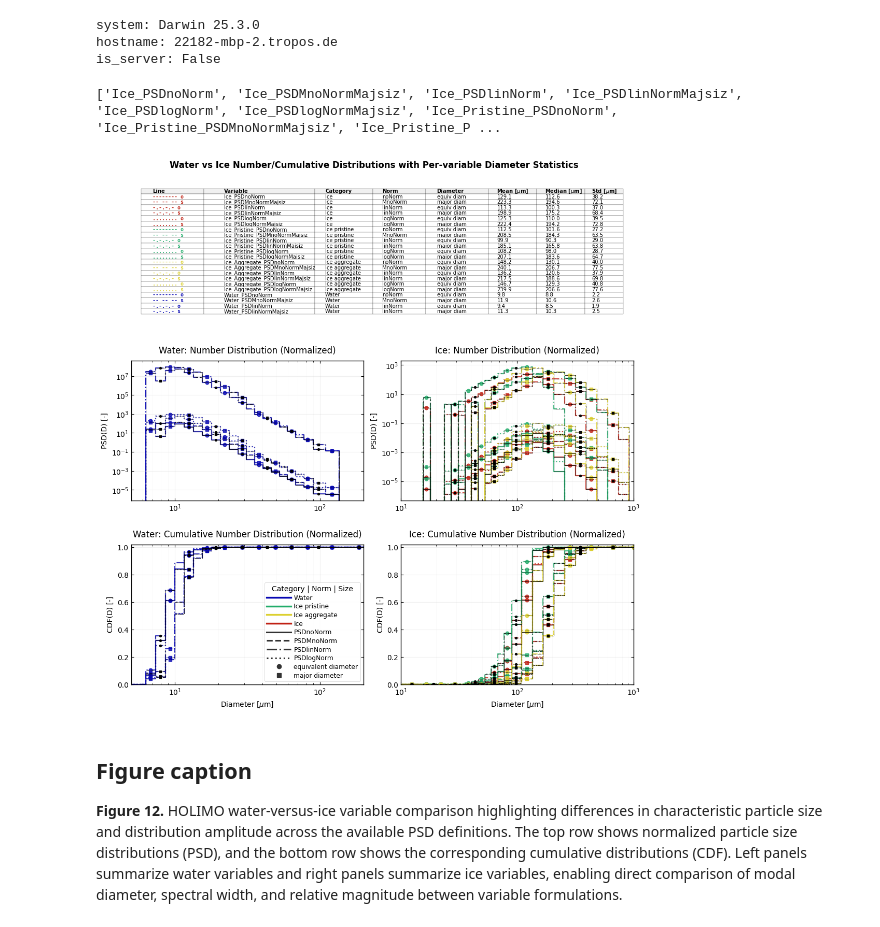
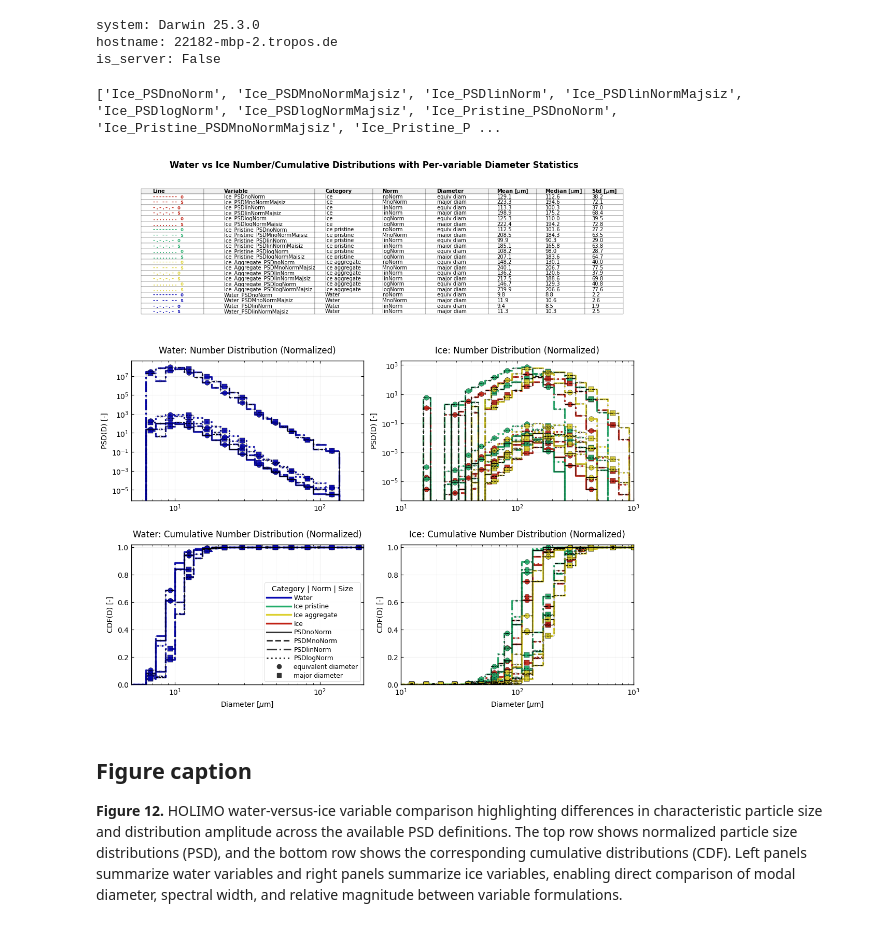
Before and after one commit to KarlJohnsonnn/polarcap_analysis, a Jupyter notebook: notebooks/plume_path/02-holimo-water-ice-variable-comparison.ipynb, the cells around one changed output. Saved outputs shown, nothing was run; the diff lists cells and outputs as text; code cells hidden in the pictures.

```diff
--- a/notebooks/plume_path/02-holimo-water-ice-variable-comparison.ipynb
+++ b/notebooks/plume_path/02-holimo-water-ice-variable-comparison.ipynb
@@ -106,11 +106,11 @@ if all(name in globals() for name in ["ds_hd10", "obs_ids", "time_frames_plume",
         "threshold": 1e-10,
         "unit_factor": 1e3,
         "scatter_cmap": new_jet3,
-        "markers": ["o", "s", "^"],
-        "sizes": [16, 18, 20],
-        "alpha": 0.9,
-        "edgecolor": "black",
-        "linewidth": 0.35,
+        "line_alpha": 0.9,
+        "line_width": 2.35,
+        "marker_edgecolor": "black",
+        "marker_edgewidth": 0.35,
+        "marker_size": 7,
         "legend_loc": "upper right",
     }
 # %%
@@ -146,9 +146,52 @@ def _diam_stats(d, w):
     return mean_v, median_v, std_v
 
 
-def _plot_pair(ax, x, y, color, ls, marker):
-    ax.step(x, y, color=color, linestyle=ls, where='mid', marker=marker, markevery=2, ms=4.8, lw=1.6, alpha=0.8, zorder=2)
-    ax.step(x, y, color='black', linestyle=ls, where='mid', marker=marker, markevery=3, ms=2.8, lw=0.6, alpha=0.95, zorder=3)
+def _plot_pair(
+    ax,
+    x,
+    y,
+    color,
+    line_style,
+    marker_style,
+    line_width=1.6,
+    marker_size=4.8,
+    line_alpha=0.8,
+    marker_edgecolor='black',
+    marker_edgewidth=0.9,
+    marker_every=2,
+):
+    ax.step(
+        x,
+        y,
+        color=color,
+        linestyle=line_style,
+        where='mid',
+        marker=marker_style,
+        markevery=marker_every,
+        ms=marker_size,
+        lw=line_width,
+        alpha=line_alpha,
+        markerfacecolor=color,
+        markeredgecolor=marker_edgecolor,
+        markeredgewidth=marker_edgewidth,
+        zorder=2,
+    )
+    ax.step(
+        x,
+        y,
+        color='black',
+        linestyle=line_style,
+        where='mid',
+        marker=marker_style,
+        markevery=max(1, marker_every + 1),
+        ms=marker_size / 3,
+        lw=line_width / 3,
+        alpha=0.95,
+        markerfacecolor='none',
+        markeredgecolor='black',
+        markeredgewidth=max(0.2, marker_edgewidth / 2),
+        zorder=3,
+    )
 
 
 fig = plt.figure(figsize=(12.5, 12.5))
@@ -164,12 +207,13 @@ category_map = [
     ('Ice_Aggregate_', 'Ice aggregate'),
     ('Ice_', 'Ice'),
 ]
-category_order = [label for _, label in category_map]
-category_colors = {label: base_cmap(pos) for label, pos in zip(category_order, np.linspace(0.18, 0.82, len(category_order)))}
 norm_styles = {'PSDnoNorm': '-', 'PSDMnoNorm': '--', 'PSDlinNorm': '-.', 'PSDlogNorm': ':'}
 size_markers = {'': 'o', 'Majsiz': 's'}
 size_labels = {'': 'equiv diam', 'Majsiz': 'major diam'}
 style_tokens = {'-': '--------', '--': '-- -- --', '-.': '-.-.-.-', ':': '........'}
+
+category_order = [label for _, label in category_map]
+category_colors = {label: base_cmap(pos) for label, pos in zip(category_order, np.linspace(0.18, 0.82, len(category_order)))}
 
 rows = []
 plot_vars = [var for var in valid_names if var in ds_holimo.data_vars]
@@ -197,8 +241,19 @@ for var in plot_vars:
     ])
 
     ax_psd, ax_cdf = (ax00, ax10) if category == 'Water' else (ax01, ax11)
-    _plot_pair(ax_psd, dist.diameter, dist, category_colors[category], ls, mk)
-    _plot_pair(ax_cdf, dist.diameter, cdf, category_colors[category], ls, mk)
+
+    important_plot_kwargs = {
+        'line_style': ls,
+        'marker_style': mk,
+        'line_width': holimo_overlay_cfg.get('line_width', 2.0),
+        'line_alpha': holimo_overlay_cfg.get('line_alpha', 0.8),
+        'marker_size': holimo_overlay_cfg.get('marker_size', 6.5),
+        'marker_edgecolor': holimo_overlay_cfg.get('marker_edgecolor', 'black'),
+        'marker_edgewidth': holimo_overlay_cfg.get('marker_edgewidth', 0.35),
+    }
+    _plot_pair(ax_psd, dist.diameter, dist, category_colors[category], **important_plot_kwargs)
+    _plot_pair(ax_cdf, dist.diameter, cdf, category_colors[category], **important_plot_kwargs)
+
 
 ax_tbl.axis('off')
 show_rows = rows[:22]
@@ -255,34 +310,34 @@ for ax in (ax00, ax01):
     ax.set_ylabel('PSD(D) [-]')
     ax.grid(which='major', alpha=0.18, lw=0.8)
     ax.grid(which='minor', alpha=0.08, lw=0.5)
     ax.tick_params(axis='both', which='both', direction='in', top=True, right=True)
 
 for ax in (ax10, ax11):
     ax.set_xscale('log')
     ax.set_ylim(0, 1.02)
     ax.set_xlabel('Diameter [$\mu$m]')
     ax.set_ylabel('CDF(D) [-]')
     ax.grid(which='major', alpha=0.18, lw=0.8)
     ax.grid(which='minor', alpha=0.08, lw=0.5)
     ax.tick_params(axis='both', which='both', direction='in', top=True, right=True)
 
 ax00.set_xlim(5e0, 2e2)
 ax10.set_xlim(5e0, 2e2)
 ax01.set_xlim(1e1, 1e3)
 ax11.set_xlim(1e1, 1e3)
 ax00.set_title('Water: Number Distribution (Normalized)', pad=10)
 ax01.set_title('Ice: Number Distribution (Normalized)', pad=10)
 ax10.set_title('Water: Cumulative Number Distribution (Normalized)', pad=10)
 ax11.set_title('Ice: Cumulative Number Distribution (Normalized)', pad=10)
 for ax in (ax00, ax01, ax10, ax11):
     for spine in ax.spines.values():
         spine.set_linewidth(1.0)
 
 fig.suptitle('Water vs Ice Number/Cumulative Distributions with Per-variable Diameter Statistics', y=0.92, fontsize=12, fontweight='semibold')
 fig.savefig('output/figure12_holimo_water_ice_variable_comparison.png', dpi=300, bbox_inches='tight')
 # %% [output]
 ['Ice_PSDnoNorm', 'Ice_PSDMnoNormMajsiz', 'Ice_PSDlinNorm', 'Ice_PSDlinNormMajsiz', 'Ice_PSDlogNorm', 'Ice_PSDlogNormMajsiz', 'Ice_Pristine_PSDnoNorm', 'Ice_Pristine_PSDMnoNormMajsiz', 'Ice_Pristine_P ...
-[figure, old version]
+[figure, new version]
 # %% [markdown]
 ## Figure caption
 
```
Also changed, not shown: 10 other files.
